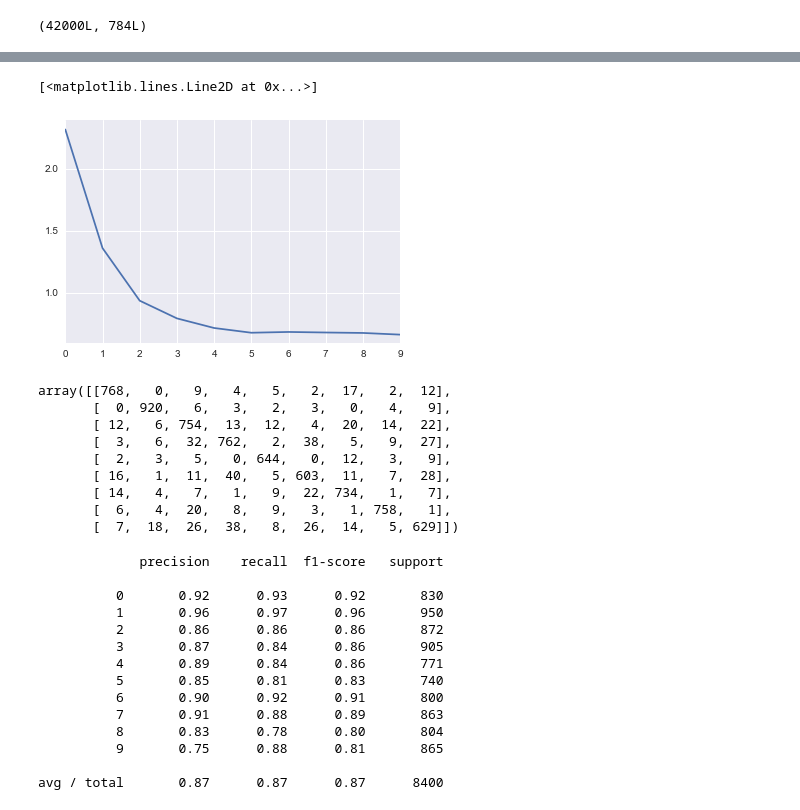
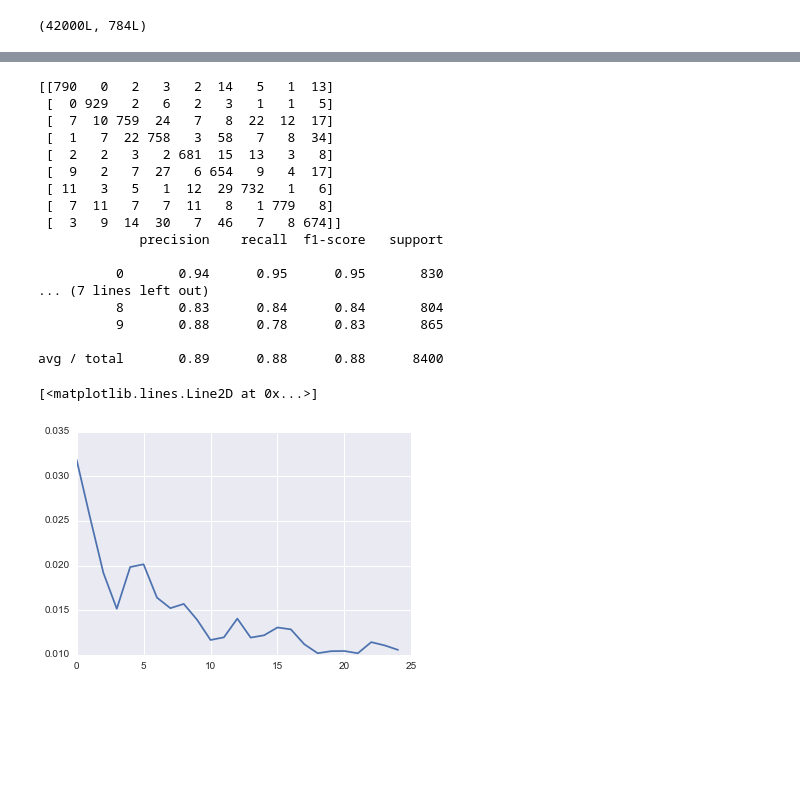
Before and after one commit to jayswinney/jklearn, a Jupyter notebook: neural_network_class.ipynb, the cells around one changed output, grey strips where cells are left out. Cells and saved outputs as stored; diff of their text form; code cells hidden in the pictures; blank space fills up the shorter version.

```diff
--- a/neural_network_class.ipynb
+++ b/neural_network_class.ipynb
@@ -203,11 +223,13 @@ label_train = np.array(map(expand_y,label_train))
 # %%
 t0 = time.time()
 
-my_nn = neural_network([784,100,100, 10])
-cost = my_nn.fit(minst_train, label_train, batch_size = 10,
+my_nn = neural_network([784,784/2, 10])
+cost = my_nn.fit(minst_train, label_train, batch_size = 100,
                  Lambda = 1e-4, learning_rate = 0.01,
                  epochs = 25, return_cost = True,
-                 test_x = minst_test, test_y = label_test)
+                 velocity_coef = 0.3,
+                 test_x = minst_test[0:1000],
+                 test_y = label_test[0:1000])
 
 t1 = time.time()
 t1 - t0
@@ -238,5 +244,0 @@ plt.plot(np.array(cost)/len(label_test))
-# %%
-plt.plot(np.array(cost)/len(label_test))
-# %% [output]
-[<matplotlib.lines.Line2D at 0x...>]
-[figure, removed]
@@ -246,29 +245,29 @@ yhat_vec = np.argmax(yhat, axis = 1)
-# %%
-confusion_matrix(np.argmax(label_test, axis = 1), yhat_vec, labels = range(9))
-# %% [output]
-array([[768,   0,   9,   4,   5,   2,  17,   2,  12],
-       [  0, 920,   6,   3,   2,   3,   0,   4,   9],
-       [ 12,   6, 754,  13,  12,   4,  20,  14,  22],
-       [  3,   6,  32, 762,   2,  38,   5,   9,  27],
-       [  2,   3,   5,   0, 644,   0,  12,   3,   9],
-       [ 16,   1,  11,  40,   5, 603,  11,   7,  28],
-       [ 14,   4,   7,   1,   9,  22, 734,   1,   7],
-       [  6,   4,  20,   8,   9,   3,   1, 758,   1],
-       [  7,  18,  26,  38,   8,  26,  14,   5, 629]])
-# %%
-print classification_report(np.argmax(label_test, axis = 1), yhat_vec)
-# %% [output]
-             precision    recall  f1-score   support
-
-          0       0.92      0.93      0.92       830
-          1       0.96      0.97      0.96       950
-          2       0.86      0.86      0.86       872
-          3       0.87      0.84      0.86       905
-          4       0.89      0.84      0.86       771
-          5       0.85      0.81      0.83       740
-          6       0.90      0.92      0.91       800
-          7       0.91      0.88      0.89       863
-          8       0.83      0.78      0.80       804
-          9       0.75      0.88      0.81       865
-
-avg / total       0.87      0.87      0.87      8400
+# %%
+yhat = my_nn.predict(minst_test)
+yhat_vec = np.argmax(yhat, axis = 1)
+print confusion_matrix(np.argmax(label_test, axis = 1),
+                       yhat_vec, labels = range(9))
+
+print classification_report(np.argmax(label_test, axis = 1),
+                            yhat_vec)
+plt.plot(np.array(cost)/len(label_test))
+# %% [output]
+[[790   0   2   3   2  14   5   1  13]
+ [  0 929   2   6   2   3   1   1   5]
+ [  7  10 759  24   7   8  22  12  17]
+ [  1   7  22 758   3  58   7   8  34]
+ [  2   2   3   2 681  15  13   3   8]
+ [  9   2   7  27   6 654   9   4  17]
+ [ 11   3   5   1  12  29 732   1   6]
+ [  7  11   7   7  11   8   1 779   8]
+ [  3   9  14  30   7  46   7   8 674]]
+             precision    recall  f1-score   support
+
+          0       0.94      0.95      0.95       830
+... (7 lines left out)
+          8       0.83      0.84      0.84       804
+          9       0.88      0.78      0.83       865
+
+avg / total       0.89      0.88      0.88      8400
+[<matplotlib.lines.Line2D at 0x...>]
+[figure, added]
```
Also changed, not shown: parts of 6 cells of this notebook.
